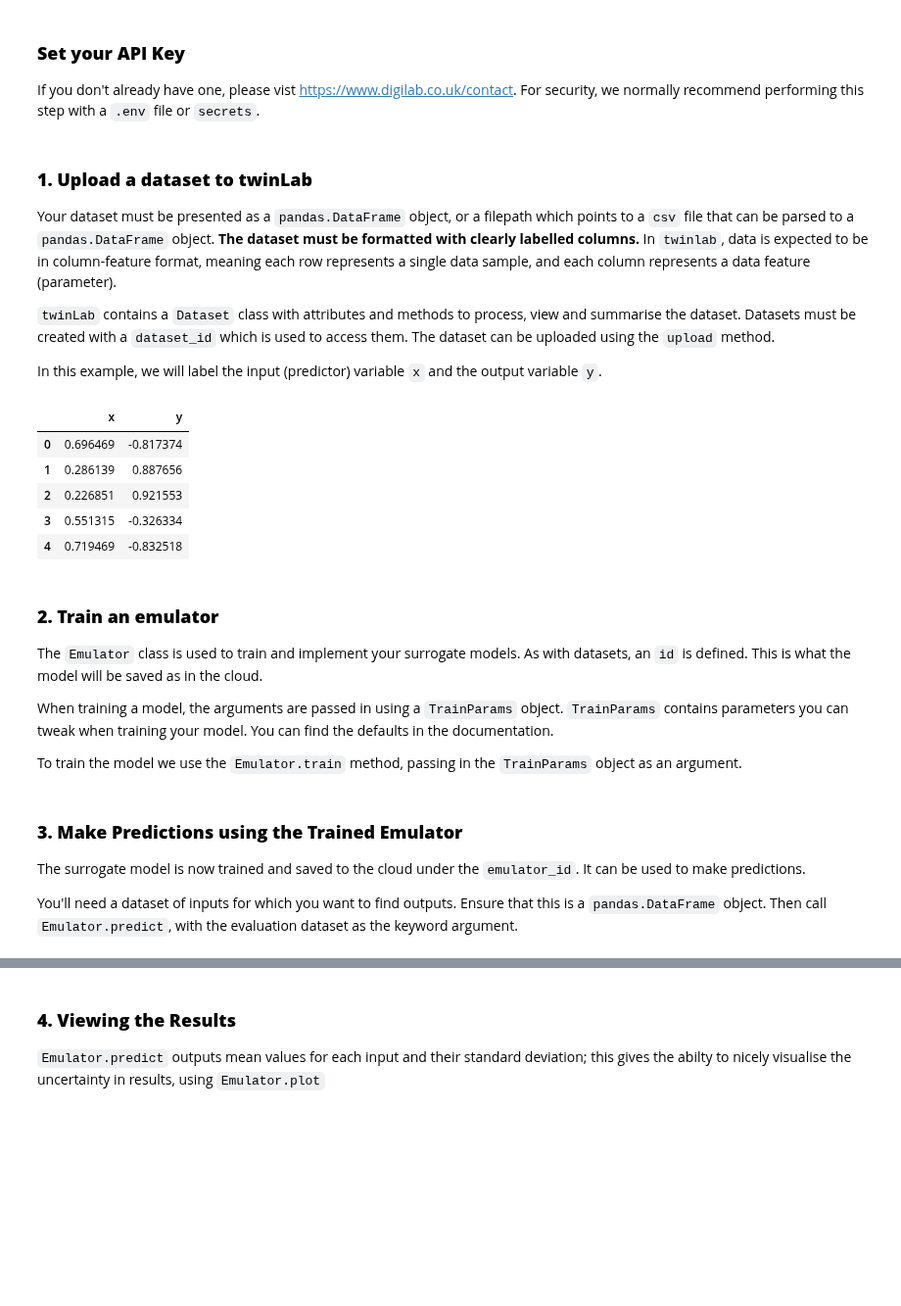
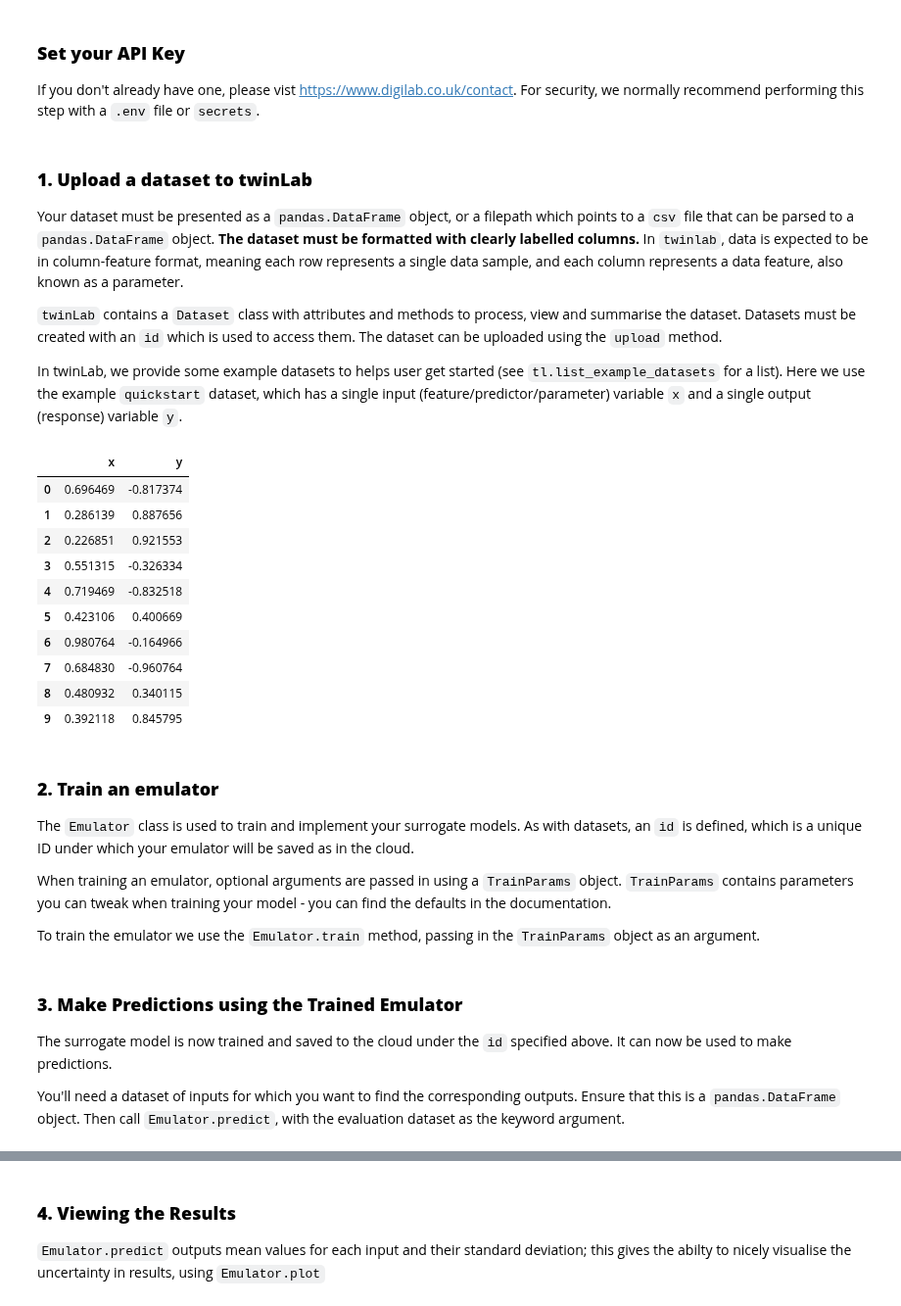
Before and after one commit to digiLab-ai/twinLab-Tutorials, a Jupyter notebook: 00-quickstart.ipynb, the cells around one changed output, grey strips where cells are left out. Shown at 98% size. Drawn from its saved outputs; the diff is of its cells as text; code cells hidden in the pictures; blank space fills up the shorter version.

Commit message:
tweaks

```diff
--- a/00-quickstart.ipynb
+++ b/00-quickstart.ipynb
@@ -29,67 +24,46 @@ import twinlab as tl
 
 If you don't already have one, please vist [https://www.digilab.co.uk/contact](https://www.digilab.co.uk/contact). For security, we normally recommend performing this step with a `.env` file or `secrets`.
 # %%
-tl.set_api_key("YOUR_API_KEY")
+tl.set_api_key("REPLACE_THIS_WITH_YOUR_API_KEY")
 # %% [markdown]
 ### **1. Upload a dataset to twinLab**
 
-Your dataset must be presented as a `pandas.DataFrame` object, or a filepath which points to a `csv` file that can be parsed to a `pandas.DataFrame` object. **The dataset must be formatted with clearly labelled columns.** In `twinlab`, data is expected to be in column-feature format, meaning each row represents a single data sample, and each column represents a data feature (parameter).
+Your dataset must be presented as a `pandas.DataFrame` object, or a filepath which points to a `csv` file that can be parsed to a `pandas.DataFrame` object. **The dataset must be formatted with clearly labelled columns.** In `twinlab`, data is expected to be in column-feature format, meaning each row represents a single data sample, and each column represents a data feature, also known as a parameter.
 
-`twinLab` contains a `Dataset` class with attributes and methods to process, view and summarise the dataset. Datasets must be created with a `dataset_id` which is used to access them. The dataset can be uploaded using the `upload` method.
+`twinLab` contains a `Dataset` class with attributes and methods to process, view and summarise the dataset. Datasets must be created with an `id` which is used to access them. The dataset can be uploaded using the `upload` method.
 
-In this example, we will label the input (predictor) variable `x` and the output variable `y`.
+In twinLab, we provide some example datasets to helps user get started (see `tl.list_example_datasets` for a list). Here we use the example `quickstart` dataset, which has a single input (feature/predictor/parameter) variable `x` and a single output (response) variable `y`.
 # %%
-x = [
-    0.6964691855978616,
-    0.28613933495037946,
-    0.2268514535642031,
-    0.5513147690828912,
-    0.7194689697855631,
-    0.42310646012446096,
-    0.9807641983846155,
-    0.6848297385848633,
-    0.48093190148436094,
-    0.3921175181941505,
-]
-
-y = [
-    -0.8173739564129022,
-    0.8876561174050408,
-    0.921552660721474,
-    -0.3263338765412979,
-    -0.8325176123242133,
-    0.4006686354731812,
-    -0.16496626502368078,
-    -0.9607643657025954,
-    0.3401149876855609,
-    0.8457949914442409,
-]
-
-# Create a dataframe using the above arrays
-df = pd.DataFrame({"x": x, "y": y})
+# Download the example dataset
+df = tl.load_example_dataset("quickstart")
 
 # Check the dataframe before uploading
-display(df.head())
+display(df)
 
 # Intialise a Dataset object and give it a name
-dataset = tl.Dataset("Quickstart_Dataset")
+dataset = tl.Dataset("quickstart")
 
 # Upload the dataset, passing in the dataframe
 dataset.upload(df)
 # %% [output]
 |  | x | y |
 | 0 | 0.696469 | -0.817374 |
 | 1 | 0.286139 | 0.887656 |
 | 2 | 0.226851 | 0.921553 |
 | 3 | 0.551315 | -0.326334 |
 | 4 | 0.719469 | -0.832518 |
+| 5 | 0.423106 | 0.400669 |
+| 6 | 0.980764 | -0.164966 |
+| 7 | 0.684830 | -0.960764 |
+| 8 | 0.480932 | 0.340115 |
+| 9 | 0.392118 | 0.845795 |
 # %% [markdown]
 ### **2. Train an emulator**
 
-The `Emulator` class is used to train and implement your surrogate models. As with datasets, an `id` is defined. This is what the model will be saved as in the cloud.
+The `Emulator` class is used to train and implement your surrogate models. As with datasets, an `id` is defined, which is a unique ID under which your emulator will be saved as in the cloud.
 
-When training a model, the arguments are passed in using a `TrainParams` object. `TrainParams` contains parameters you can tweak when training your model. You can find the defaults in the documentation.
+When training an emulator, optional arguments are passed in using a `TrainParams` object. `TrainParams` contains parameters you can tweak when training your model - you can find the defaults in the documentation.
 
-To train the model we use the `Emulator.train` method, passing in the `TrainParams` object as an argument.
+To train the emulator we use the `Emulator.train` method, passing in the `TrainParams` object as an argument.
 # %%
 # Initialise emulator
@@ -108,8 +83,8 @@ emulator.train(
 # %% [markdown]
 ### **3. Make Predictions using the Trained Emulator**
 
-The surrogate model is now trained and saved to the cloud under the `emulator_id`. It can be used to make predictions.
+The surrogate model is now trained and saved to the cloud under the `id` specified above. It can now be used to make predictions.
 
-You'll need a dataset of inputs for which you want to find outputs. Ensure that this is a `pandas.DataFrame` object. Then call `Emulator.predict`, with the evaluation dataset as the keyword argument.
+You'll need a dataset of inputs for which you want to find the corresponding outputs. Ensure that this is a `pandas.DataFrame` object. Then call `Emulator.predict`, with the evaluation dataset as the keyword argument.
 # %%
 # We'll define some example inputs for the dataset
```
Also changed, not shown: parts of 8 cells of this notebook.
